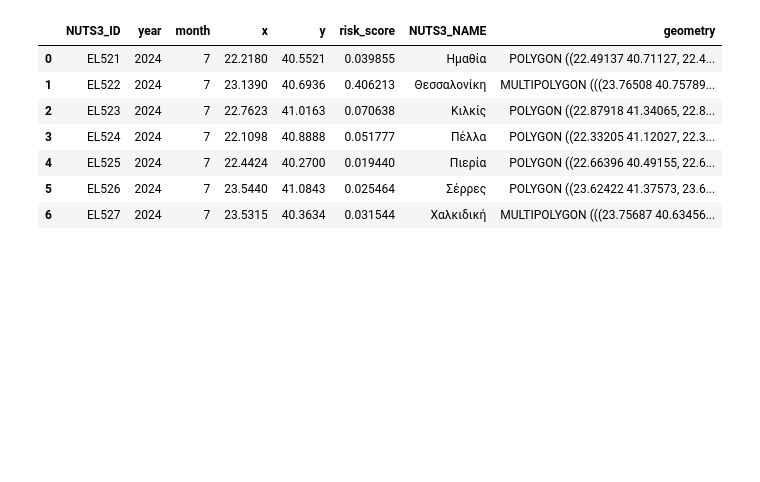
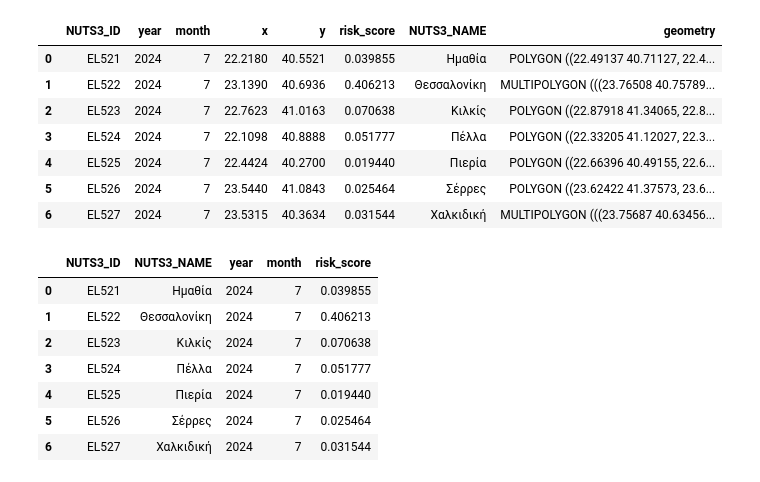
Before and after one commit to dsainidis/MBD-Prediction, a Jupyter notebook: NUTS3 Level/Greece/notebooks/CMacedonia/predictions/GR_CMacedonia_NUTS3_Predictions_07_2024.ipynb, the cells around one changed output. Drawn from its saved outputs; the diff is of its cells as text; code cells hidden in the pictures; blank space fills up the shorter version.

```diff
--- a/NUTS3 Level/Greece/notebooks/CMacedonia/predictions/GR_CMacedonia_NUTS3_Predictions_07_2024.ipynb
+++ b/NUTS3 Level/Greece/notebooks/CMacedonia/predictions/GR_CMacedonia_NUTS3_Predictions_07_2024.ipynb
@@ -251,5 +251,16 @@ results
 | 4 | EL525 | 2024 | 7 | 22.4424 | 40.2700 | 0.019440 | Πιερία | POLYGON ((22.66396 40.49155, 22.6... |
 | 5 | EL526 | 2024 | 7 | 23.5440 | 41.0843 | 0.025464 | Σέρρες | POLYGON ((23.62422 41.37573, 23.6... |
 | 6 | EL527 | 2024 | 7 | 23.5315 | 40.3634 | 0.031544 | Χαλκιδική | MULTIPOLYGON (((23.75687 40.63456... |
+# %%
+results[['NUTS3_ID', 'NUTS3_NAME', 'year', 'month', 'risk_score']]
+# %% [output]
+|  | NUTS3_ID | NUTS3_NAME | year | month | risk_score |
+| 0 | EL521 | Ημαθία | 2024 | 7 | 0.039855 |
+| 1 | EL522 | Θεσσαλονίκη | 2024 | 7 | 0.406213 |
+| 2 | EL523 | Κιλκίς | 2024 | 7 | 0.070638 |
+| 3 | EL524 | Πέλλα | 2024 | 7 | 0.051777 |
+| 4 | EL525 | Πιερία | 2024 | 7 | 0.019440 |
+| 5 | EL526 | Σέρρες | 2024 | 7 | 0.025464 |
+| 6 | EL527 | Χαλκιδική | 2024 | 7 | 0.031544 |
 # %%
 results.to_file(f'../../../data/{NUTS2}/predictions/GR_{NUTS2}_NUTS3_Predictions_June_2024.shp', encoding = 'utf-8')
```
Also changed, not shown: parts of 1 cell of this notebook, 5 other files.
